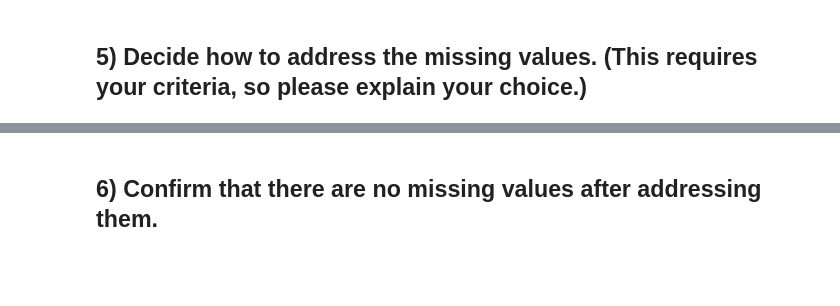
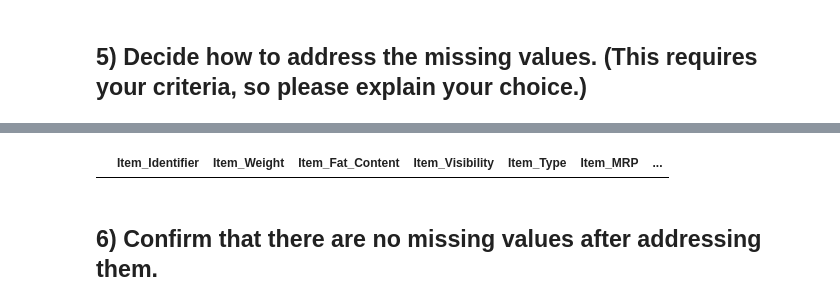
Before and after one commit to samantha-isaac/sales-predictions, a Jupyter notebook: salesPredictions.ipynb, the cells around one changed output, grey strips where cells are left out. Drawn from its saved outputs; the diff is of its cells as text; code cells hidden in the pictures; blank space fills up the shorter version.

```diff
--- a/salesPredictions.ipynb
+++ b/salesPredictions.ipynb
@@ -145,3 +195,6 @@ df = df.fillna(method ='pad') # I filled the null values with the previous ones
+# %%
+# In here I drop only the 4 rows
+df.dropna(subset=['Item_Weight'], inplace = True)
 # %%
 df['Outlet_Size'].isna().sum()
 # %% [output]
@@ -165 +280,6 @@ df.head()
+# %%
+# Here I check the common values between the Outlet_Location_Type and the Outlet_Size
+df.loc[(df['Outlet_Identifier'] == 'OUT010') & (df['Outlet_Size'].isna() == True)]
+# %% [output]
+|  | Item_Identifier | Item_Weight | Item_Fat_Content | Item_Visibility | Item_Type | Item_MRP | ... |
 # %% [markdown]
```
Also changed, not shown: parts of 30 cells of this notebook.
